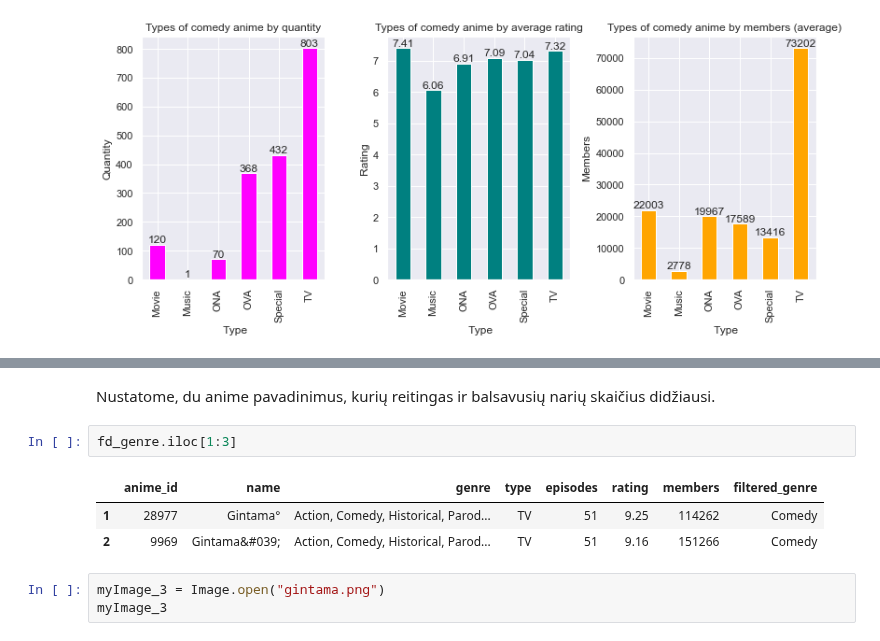
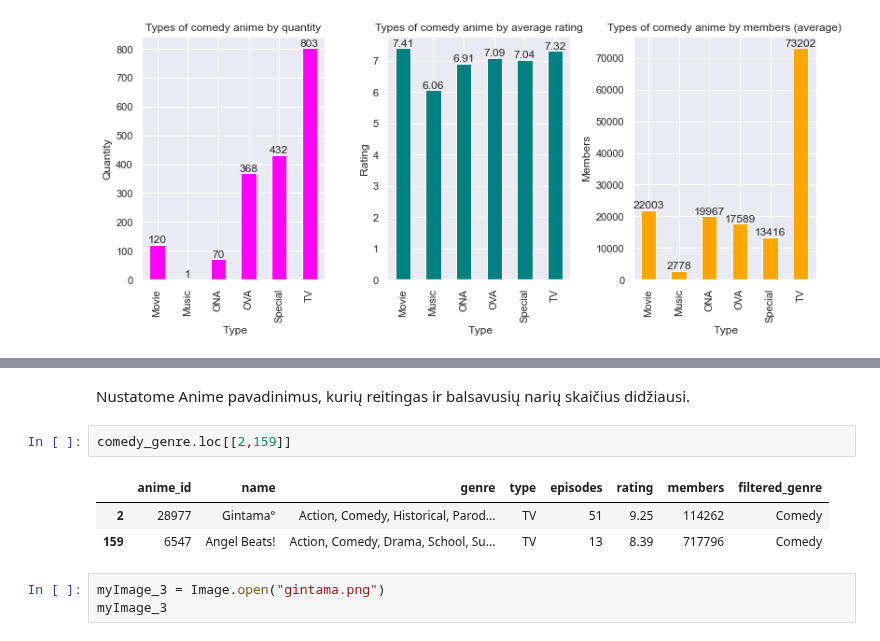
Before and after one commit to ErnestaTum/-Python_mokymai, a Jupyter notebook: baigiamasis_darbas.ipynb, the cells around one changed output, grey strips where cells are left out. Saved outputs shown, nothing was run; the diff lists cells and outputs as text.

```diff
--- a/baigiamasis_darbas.ipynb
+++ b/baigiamasis_darbas.ipynb
@@ -454,11 +465,11 @@ fd_genre[fd_genre["filtered_genre"] == "Comedy "][['members','rating']].head(5)
 # %% [markdown]
-Nustatome, du anime pavadinimus, kurių reitingas ir balsavusių narių skaičius didžiausi.
+Nustatome Anime pavadinimus, kurių reitingas ir balsavusių narių skaičius didžiausi.
-# %%
-fd_genre.iloc[1:3]
-# %% [output]
-|  | anime_id | name | genre | type | episodes | rating | members | filtered_genre |
-| 1 | 28977 | Gintama° | Action, Comedy, Historical, Parod... | TV | 51 | 9.25 | 114262 | Comedy |
-| 2 | 9969 | Gintama&#039; | Action, Comedy, Historical, Parod... | TV | 51 | 9.16 | 151266 | Comedy |
+# %%
+comedy_genre.loc[[2,159]]
+# %% [output]
+|  | anime_id | name | genre | type | episodes | rating | members | filtered_genre |
+| 2 | 28977 | Gintama° | Action, Comedy, Historical, Parod... | TV | 51 | 9.25 | 114262 | Comedy |
+| 159 | 6547 | Angel Beats! | Action, Comedy, Drama, School, Su... | TV | 13 | 8.39 | 717796 | Comedy |
 # %%
 myImage_3 = Image.open("gintama.png")
 myImage_3
```
Also changed, not shown: parts of 11 cells of this notebook.
